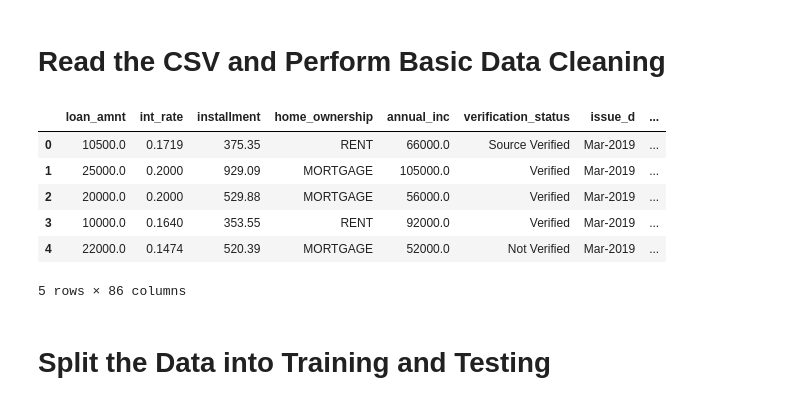
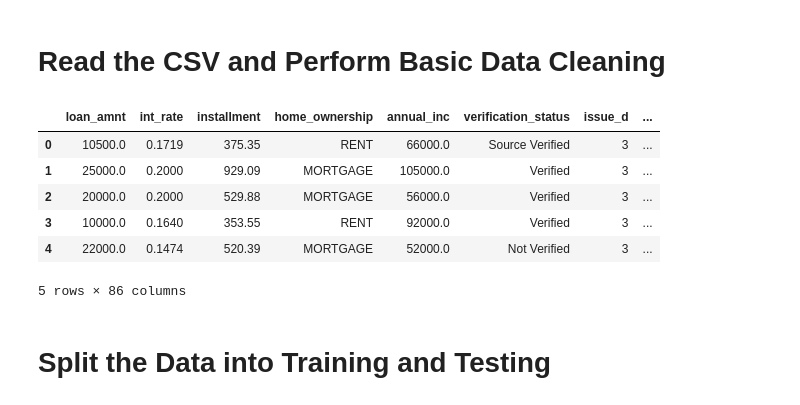
Before and after one commit to cb19weber/Credit_Risk_Analysis, a Jupyter notebook: credit_risk_resampling.ipynb, the cells around one changed output. Saved outputs shown, nothing was run; the diff lists cells and outputs as text; code cells hidden in the pictures.

```diff
--- a/credit_risk_resampling.ipynb
+++ b/credit_risk_resampling.ipynb
@@ -42,39 +42,55 @@ target = ["loan_status"]
 file_path = Path('resource/LoanStats_2019Q1.csv')
 df = pd.read_csv(file_path, skiprows=1)[:-2]
 df = df.loc[:, columns].copy()
 
 # Drop the null columns where all values are null
 df = df.dropna(axis='columns', how='all')
 
 # Drop the null rows
 df = df.dropna()
 
 # Remove the `Issued` loan status
 issued_mask = df['loan_status'] != 'Issued'
 df = df.loc[issued_mask]
 
 # convert interest rate to numerical
 df['int_rate'] = df['int_rate'].str.replace('%', '')
 df['int_rate'] = df['int_rate'].astype('float') / 100
 
-
 # Convert the target column values to low_risk and high_risk based on their values
 x = {'Current': 'low_risk'}
 df = df.replace(x)
 
 x = dict.fromkeys(['Late (31-120 days)', 'Late (16-30 days)', 'Default', 'In Grace Period'], 'high_risk')
 df = df.replace(x)
 
+# Use LabelEncoder to convert target column to numeric
+from sklearn.preprocessing import LabelEncoder
+le = LabelEncoder()
+df['loan_status'] = le.fit_transform(df['loan_status'])
+
+# Use Custom Encoding for date fields to convert to month since all are in the same year
+months_convert = {
+    "Jan-2019": 1,
+    "Feb-2019": 2,
+    "Mar-2019": 3,
+    "Apr-2019": 4,
+    "May-2019": 5
+}
+df['issue_d'] = df['issue_d'].apply(lambda x: months_convert[x])
+df['next_pymnt_d'] = df['next_pymnt_d'].apply(lambda x: months_convert[x])
+
+# Reset DataFrame Index
 df.reset_index(inplace=True, drop=True)
 
 df.head()
 # %% [output]
 |  | loan_amnt | int_rate | installment | home_ownership | annual_inc | verification_status | issue_d | ... |
-| 0 | 10500.0 | 0.1719 | 375.35 | RENT | 66000.0 | Source Verified | Mar-2019 | ... |
-| 1 | 25000.0 | 0.2000 | 929.09 | MORTGAGE | 105000.0 | Verified | Mar-2019 | ... |
-| 2 | 20000.0 | 0.2000 | 529.88 | MORTGAGE | 56000.0 | Verified | Mar-2019 | ... |
-| 3 | 10000.0 | 0.1640 | 353.55 | RENT | 92000.0 | Verified | Mar-2019 | ... |
-| 4 | 22000.0 | 0.1474 | 520.39 | MORTGAGE | 52000.0 | Not Verified | Mar-2019 | ... |
+| 0 | 10500.0 | 0.1719 | 375.35 | RENT | 66000.0 | Source Verified | 3 | ... |
+| 1 | 25000.0 | 0.2000 | 929.09 | MORTGAGE | 105000.0 | Verified | 3 | ... |
+| 2 | 20000.0 | 0.2000 | 529.88 | MORTGAGE | 56000.0 | Verified | 3 | ... |
+| 3 | 10000.0 | 0.1640 | 353.55 | RENT | 92000.0 | Verified | 3 | ... |
+| 4 | 22000.0 | 0.1474 | 520.39 | MORTGAGE | 52000.0 | Not Verified | 3 | ... |
 5 rows × 86 columns
 # %% [markdown]
 # Split the Data into Training and Testing
```
Also changed, not shown: parts of 11 cells of this notebook.
